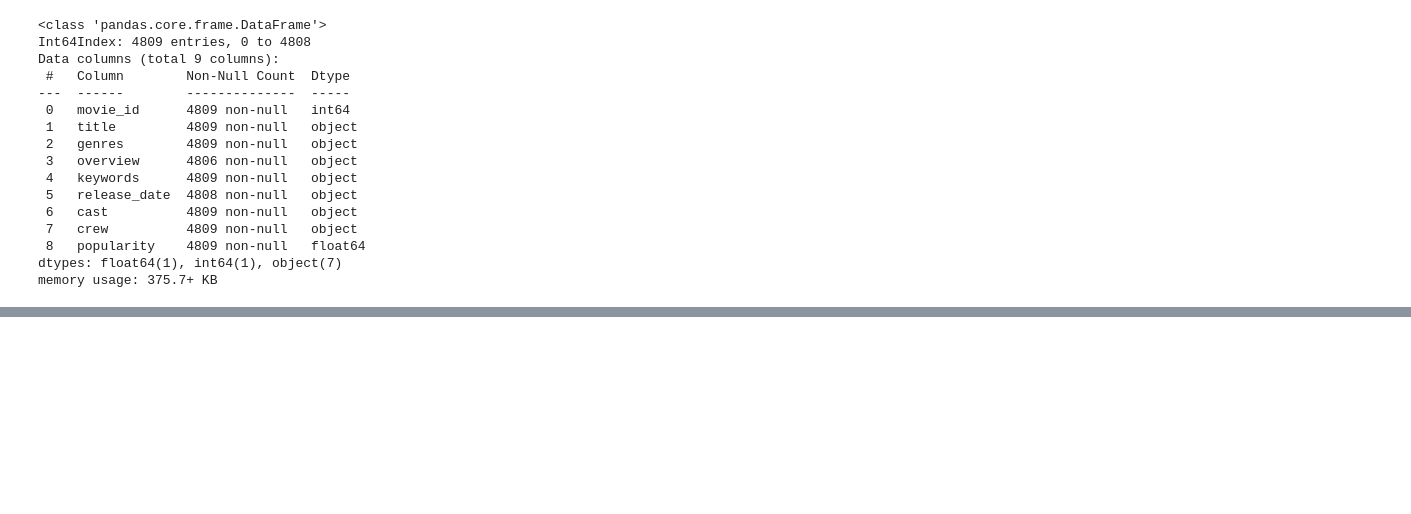
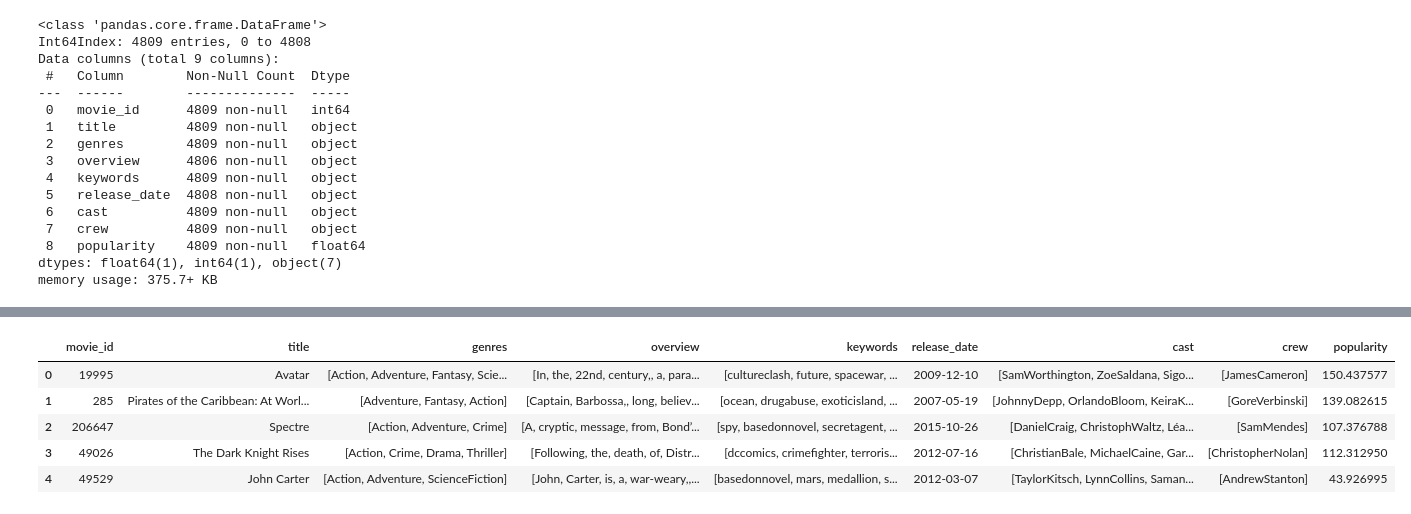
Before and after one commit to jhenilparihar/movie-recommendation-system, a Jupyter notebook: movie-recommender-system.ipynb, the cells around one changed output, grey strips where cells are left out. Cells and saved outputs as stored; diff of their text form; code cells hidden in the pictures; blank space fills up the shorter version.

```diff
--- a/movie-recommender-system.ipynb
+++ b/movie-recommender-system.ipynb
@@ -67,0 +155,16 @@ memory usage: 375.7+ KB
+# %%
+movies['overview'] = movies['overview'].apply(lambda x: x.split())
+# %%
+movies["genres"] = movies['genres'].apply(lambda x: [i.replace(" ", "") for i in x])
+movies["keywords"] = movies['keywords'].apply(lambda x: [i.replace(" ", "") for i in x])
+movies["cast"] = movies['cast'].apply(lambda x: [i.replace(" ", "") for i in x])
+movies["crew"] = movies['crew'].apply(lambda x: [i.replace(" ", "") for i in x])
+# %%
+movies.head()
+# %% [output]
+|  | movie_id | title | genres | overview | keywords | release_date | cast | crew | popularity |
+| 0 | 19995 | Avatar | [Action, Adventure, Fantasy, Scie... | [In, the, 22nd, century,, a, para... | [cultureclash, future, spacewar, ... | 2009-12-10 | [SamWorthington, ZoeSaldana, Sigo... | [JamesCameron] | 150.437577 |
+| 1 | 285 | Pirates of the Caribbean: At Worl... | [Adventure, Fantasy, Action] | [Captain, Barbossa,, long, believ... | [ocean, drugabuse, exoticisland, ... | 2007-05-19 | [JohnnyDepp, OrlandoBloom, KeiraK... | [GoreVerbinski] | 139.082615 |
+| 2 | 206647 | Spectre | [Action, Adventure, Crime] | [A, cryptic, message, from, Bond’... | [spy, basedonnovel, secretagent, ... | 2015-10-26 | [DanielCraig, ChristophWaltz, Léa... | [SamMendes] | 107.376788 |
+| 3 | 49026 | The Dark Knight Rises | [Action, Crime, Drama, Thriller] | [Following, the, death, of, Distr... | [dccomics, crimefighter, terroris... | 2012-07-16 | [ChristianBale, MichaelCaine, Gar... | [ChristopherNolan] | 112.312950 |
+| 4 | 49529 | John Carter | [Action, Adventure, ScienceFiction] | [John, Carter, is, a, war-weary,,... | [basedonnovel, mars, medallion, s... | 2012-03-07 | [TaylorKitsch, LynnCollins, Saman... | [AndrewStanton] | 43.926995 |
```
Also changed, not shown: parts of 22 cells of this notebook.
